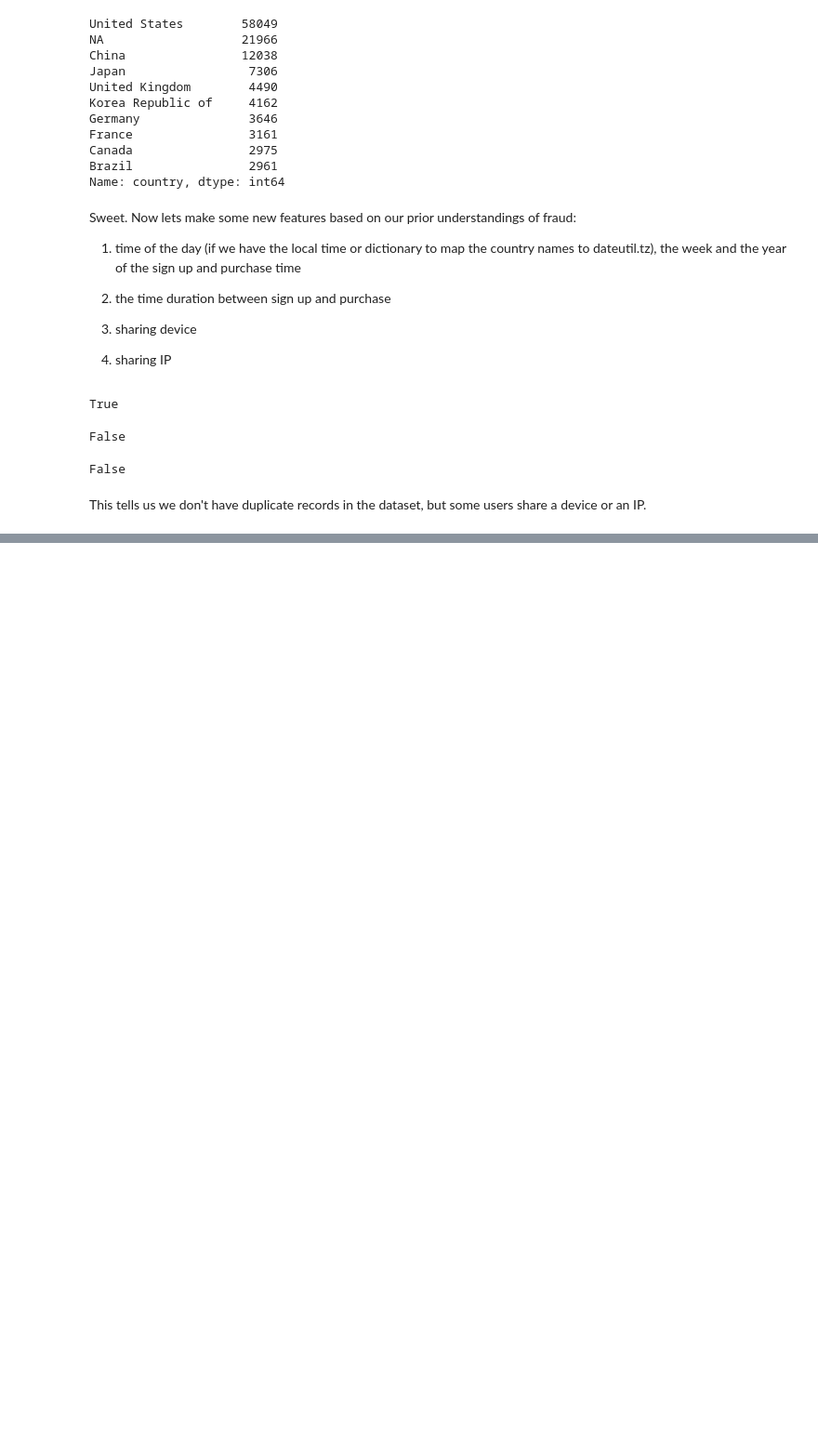
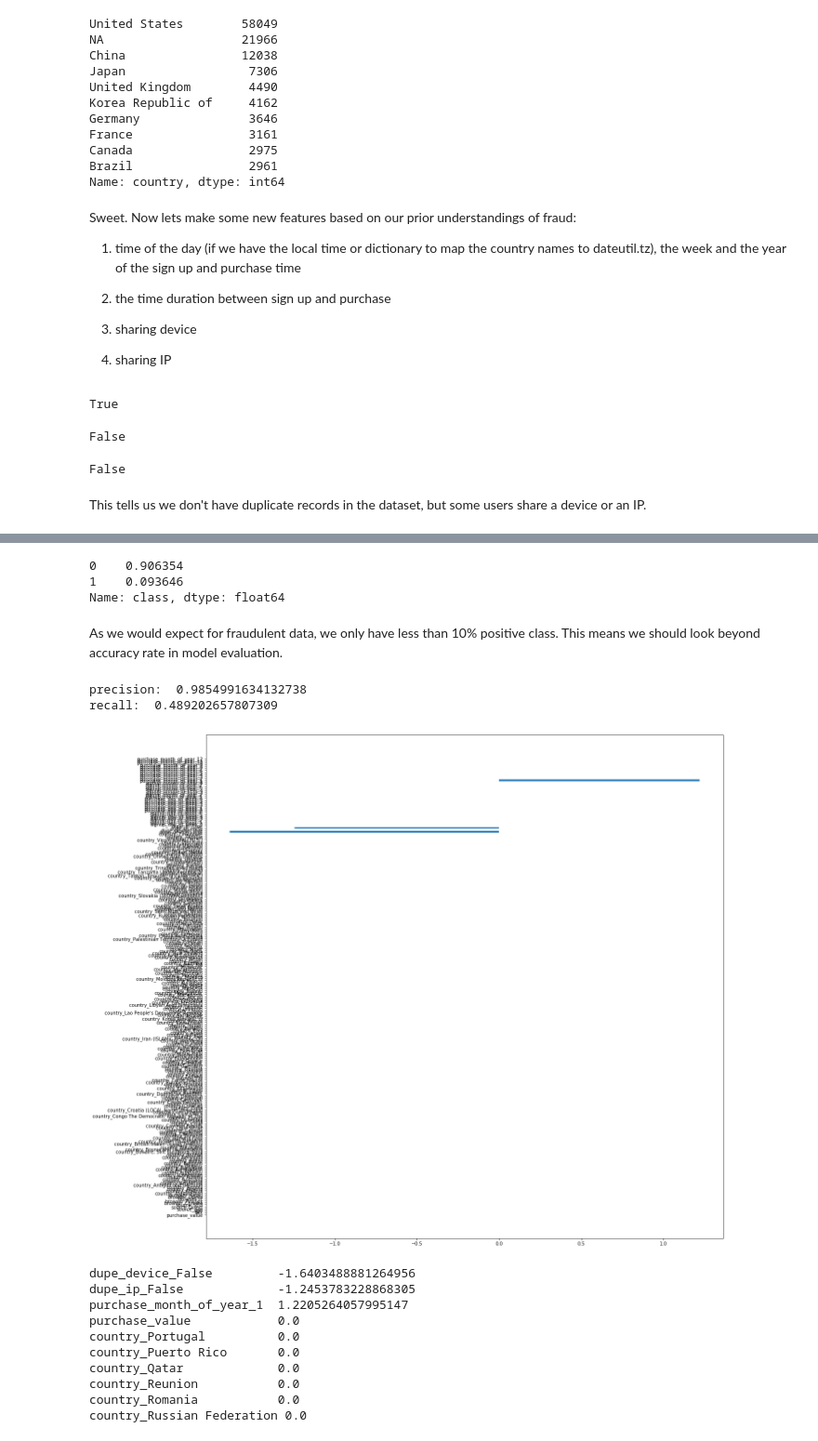
Before and after one commit to teijag/data_challenges, a Jupyter notebook: fraud_detection/fraud_detection.ipynb, the cells around one changed output, grey strips where cells are left out. Shown: that part at 93% size. Drawn from its saved outputs; the diff is of its cells as text; code cells hidden in the pictures; blank space fills up the shorter version.

```diff
--- a/fraud_detection/fraud_detection.ipynb
+++ b/fraud_detection/fraud_detection.ipynb
@@ -152,0 +157,47 @@ df_ml.corr()['class'];
+# %%
+# prepare train, test and scale the data
+y = df_ml['class']
+X = df_ml.drop('class', axis = 1)
+X_train, X_test, y_train, y_test = train_test_split(X,y)
+# %%
+y.value_counts()/len(y)
+# %% [output]
+0    0.906354
+1    0.093646
+Name: class, dtype: float64
+# %% [markdown]
+As we would expect for fraudulent data, we only have less than 10% positive class. This means we should look beyond accuracy rate in model evaluation.
+# %%
+scaler = MinMaxScaler()
+X_train_scaled = scaler.fit_transform(X_train)
+X_test_scaled = scaler.transform(X_test)
+# %%
+
+logreg = LogisticRegressionCV(scoring = 'f1',max_iter=1000,solver = 'liblinear',penalty = 'l1')
+logreg.fit(X_train_scaled, y_train)
+y_pred = logreg.predict(X_test_scaled)
+print ("precision: ", precision_score(y_test,y_pred))
+print ("recall: ", recall_score(y_test,y_pred))
+
+coef = logreg.coef_[0]
+plt.figure(figsize=(20,20))
+plt.barh(y=X.columns,width = coef)
+plt.show()
+
+top_10 = np.argsort(-np.absolute(coef))[:10]
+for i in top_10:
+    print ("%-25s %s" % ((X.columns[i], coef[i])))
+# %% [output]
+precision:  0.9854991634132738
+recall:  0.489202657807309
+[figure, added]
+dupe_device_False         -1.6403488881264956
+dupe_ip_False             -1.2453783228868305
+purchase_month_of_year_1  1.2205264057995147
+purchase_value            0.0
+country_Portugal          0.0
+country_Puerto Rico       0.0
+country_Qatar             0.0
+country_Reunion           0.0
+country_Romania           0.0
+country_Russian Federation 0.0
```
Also changed, not shown: parts of 7 cells of this notebook, 12 other files.
